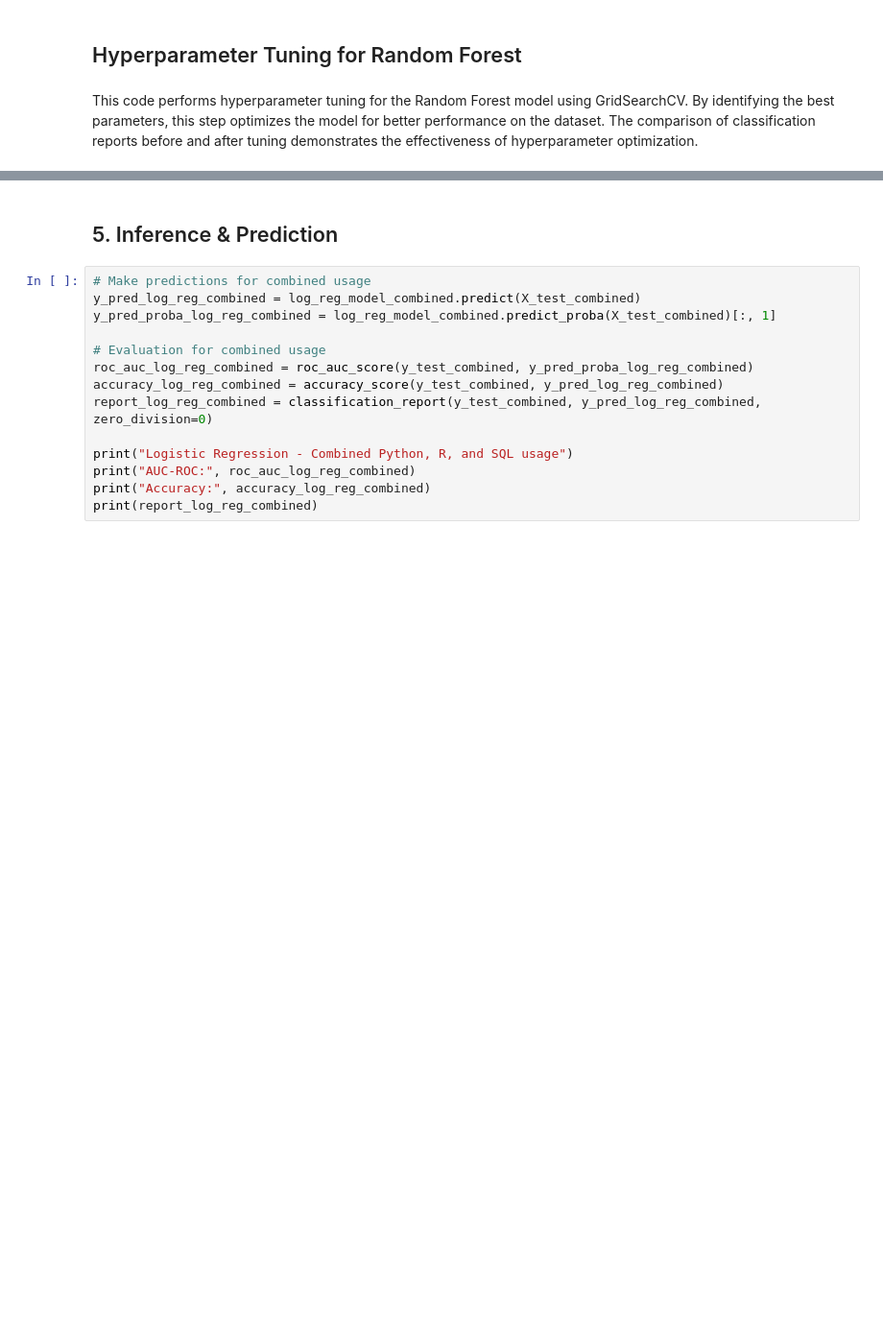
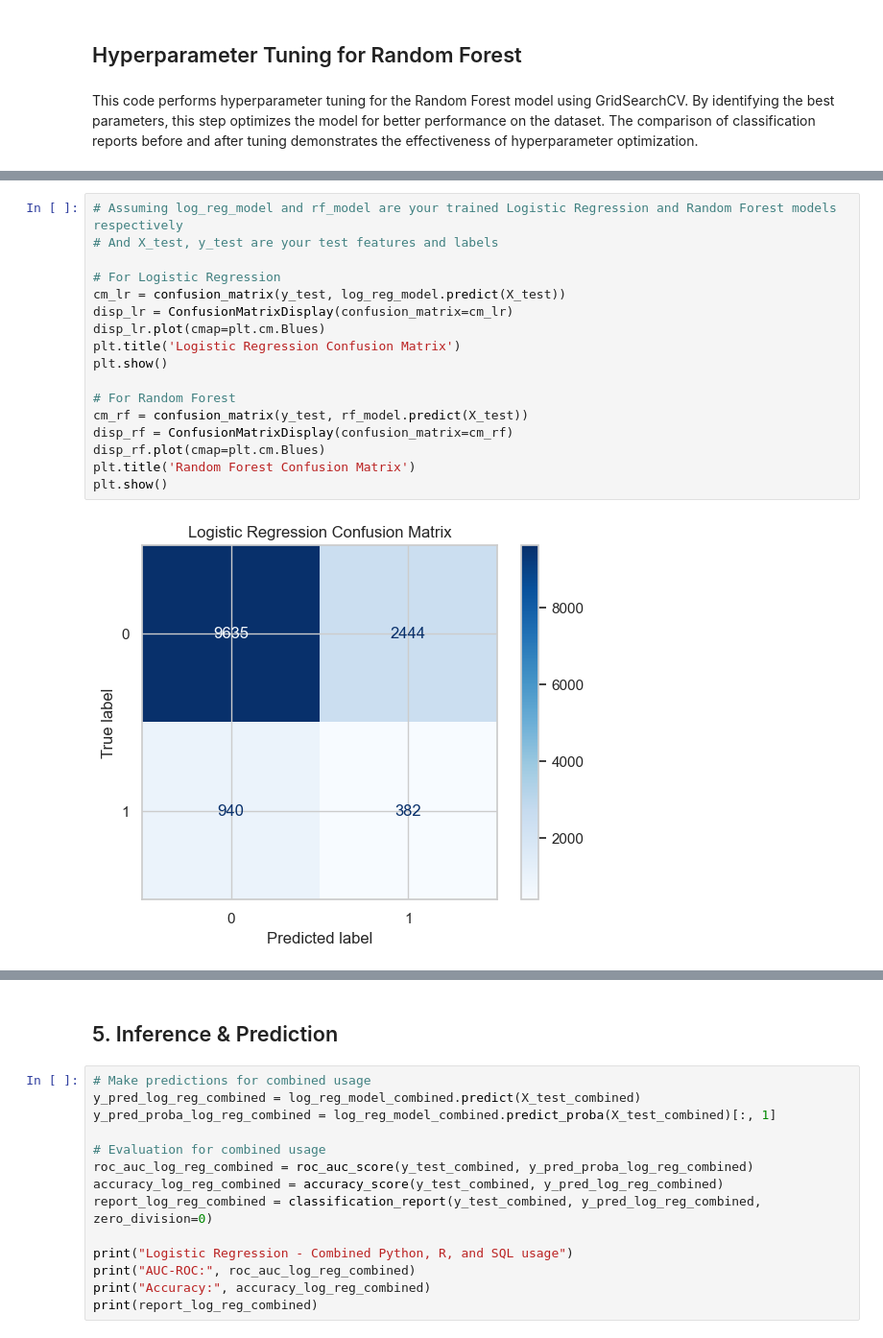
Before and after one commit to deveshtalreja/Final-Project, a Jupyter notebook: Final Project.ipynb, the cells around one changed output, grey strips where cells are left out. Shown at 96% size. Drawn from its saved outputs; the diff is of its cells as text; blank space fills up the shorter version.

Commit message:
Further model comparison

```diff
--- a/Final Project.ipynb
+++ b/Final Project.ipynb
@@ -261,0 +273,19 @@ weighted avg       0.83      0.75      0.78     13401
+# %%
+# Assuming log_reg_model and rf_model are your trained Logistic Regression and Random Forest models respectively
+# And X_test, y_test are your test features and labels
+
+# For Logistic Regression
+cm_lr = confusion_matrix(y_test, log_reg_model.predict(X_test))
+disp_lr = ConfusionMatrixDisplay(confusion_matrix=cm_lr)
+disp_lr.plot(cmap=plt.cm.Blues)
+plt.title('Logistic Regression Confusion Matrix')
+plt.show()
+
+# For Random Forest
+cm_rf = confusion_matrix(y_test, rf_model.predict(X_test))
+disp_rf = ConfusionMatrixDisplay(confusion_matrix=cm_rf)
+disp_rf.plot(cmap=plt.cm.Blues)
+plt.title('Random Forest Confusion Matrix')
+plt.show()
+# %% [output]
+[figure, added]
```
Also changed, not shown: parts of 7 cells of this notebook.
